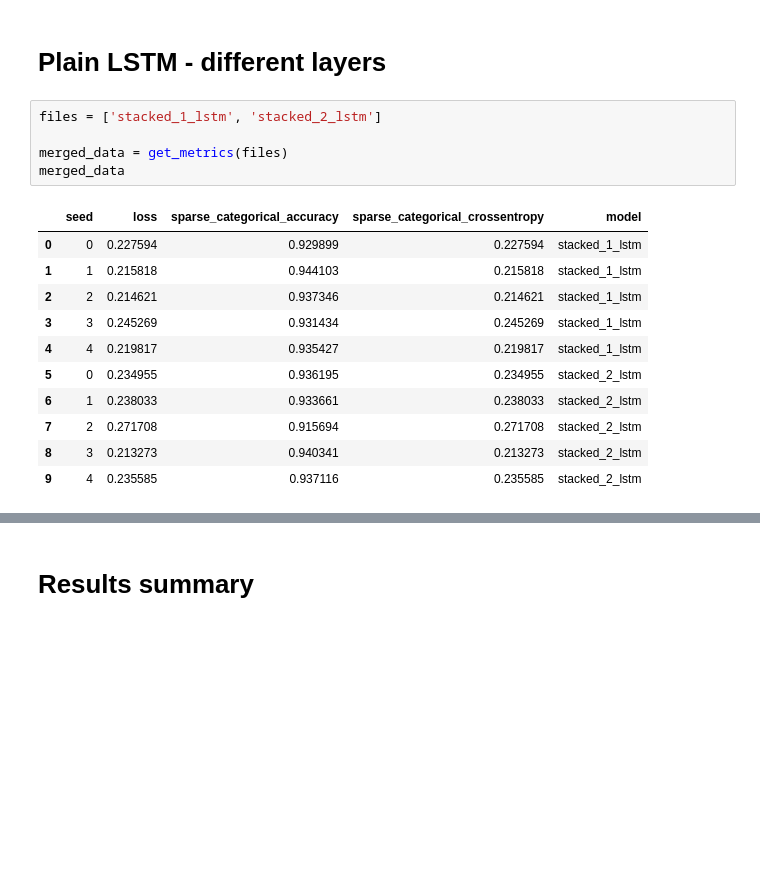
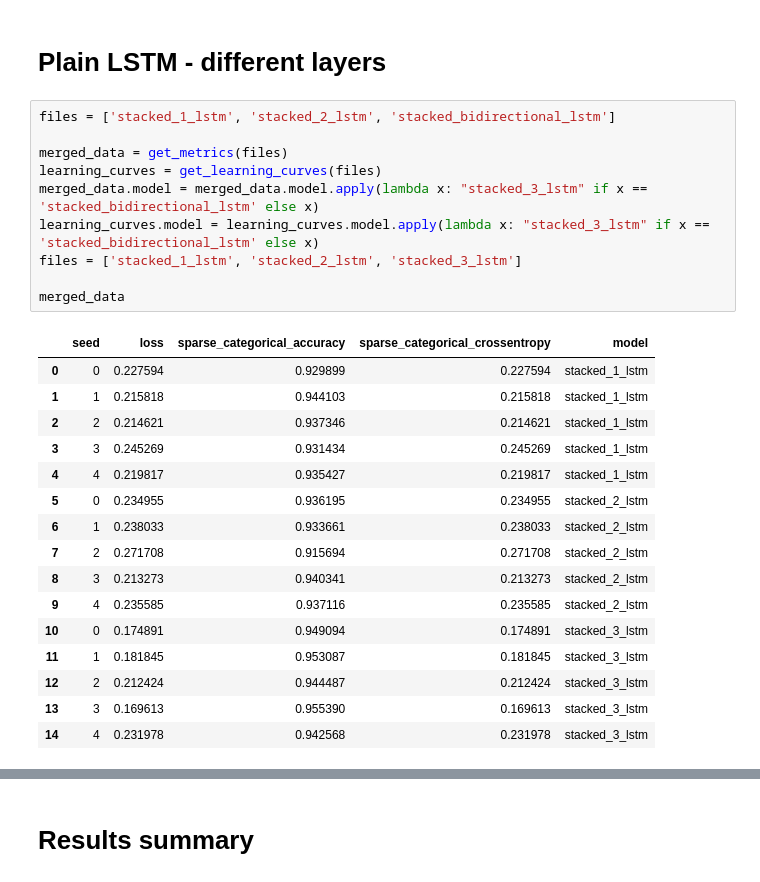
Before and after one commit to SawickiBartosz/DeepLearning2023, a Jupyter notebook: Project2_LSTM/visualize results.ipynb, the cells around one changed output, grey strips where cells are left out. Saved outputs shown, nothing was run; the diff lists cells and outputs as text; blank space fills up the shorter version.

```diff
--- a/Project2_LSTM/visualize results.ipynb
+++ b/Project2_LSTM/visualize results.ipynb
@@ -514,19 +529,29 @@ plt.show()
 # %% [markdown]
 # Plain LSTM - different layers
-# %%
-files = ['stacked_1_lstm', 'stacked_2_lstm']
-
-merged_data = get_metrics(files)
-merged_data
-# %% [output]
-|  | seed | loss | sparse_categorical_accuracy | sparse_categorical_crossentropy | model |
-| 0 | 0 | 0.227594 | 0.929899 | 0.227594 | stacked_1_lstm |
-| 1 | 1 | 0.215818 | 0.944103 | 0.215818 | stacked_1_lstm |
-| 2 | 2 | 0.214621 | 0.937346 | 0.214621 | stacked_1_lstm |
-| 3 | 3 | 0.245269 | 0.931434 | 0.245269 | stacked_1_lstm |
-| 4 | 4 | 0.219817 | 0.935427 | 0.219817 | stacked_1_lstm |
-| 5 | 0 | 0.234955 | 0.936195 | 0.234955 | stacked_2_lstm |
-| 6 | 1 | 0.238033 | 0.933661 | 0.238033 | stacked_2_lstm |
-| 7 | 2 | 0.271708 | 0.915694 | 0.271708 | stacked_2_lstm |
-| 8 | 3 | 0.213273 | 0.940341 | 0.213273 | stacked_2_lstm |
-| 9 | 4 | 0.235585 | 0.937116 | 0.235585 | stacked_2_lstm |
+# %%
+files = ['stacked_1_lstm', 'stacked_2_lstm', 'stacked_bidirectional_lstm']
+
+merged_data = get_metrics(files)
+learning_curves = get_learning_curves(files)
+merged_data.model = merged_data.model.apply(lambda x: "stacked_3_lstm" if x == 'stacked_bidirectional_lstm' else x)
+learning_curves.model = learning_curves.model.apply(lambda x: "stacked_3_lstm" if x == 'stacked_bidirectional_lstm' else x)
+files = ['stacked_1_lstm', 'stacked_2_lstm', 'stacked_3_lstm']
+
+merged_data
+# %% [output]
+|  | seed | loss | sparse_categorical_accuracy | sparse_categorical_crossentropy | model |
+| 0 | 0 | 0.227594 | 0.929899 | 0.227594 | stacked_1_lstm |
+| 1 | 1 | 0.215818 | 0.944103 | 0.215818 | stacked_1_lstm |
+| 2 | 2 | 0.214621 | 0.937346 | 0.214621 | stacked_1_lstm |
+| 3 | 3 | 0.245269 | 0.931434 | 0.245269 | stacked_1_lstm |
+| 4 | 4 | 0.219817 | 0.935427 | 0.219817 | stacked_1_lstm |
+| 5 | 0 | 0.234955 | 0.936195 | 0.234955 | stacked_2_lstm |
+| 6 | 1 | 0.238033 | 0.933661 | 0.238033 | stacked_2_lstm |
+| 7 | 2 | 0.271708 | 0.915694 | 0.271708 | stacked_2_lstm |
+| 8 | 3 | 0.213273 | 0.940341 | 0.213273 | stacked_2_lstm |
+| 9 | 4 | 0.235585 | 0.937116 | 0.235585 | stacked_2_lstm |
+| 10 | 0 | 0.174891 | 0.949094 | 0.174891 | stacked_3_lstm |
+| 11 | 1 | 0.181845 | 0.953087 | 0.181845 | stacked_3_lstm |
+| 12 | 2 | 0.212424 | 0.944487 | 0.212424 | stacked_3_lstm |
+| 13 | 3 | 0.169613 | 0.955390 | 0.169613 | stacked_3_lstm |
+| 14 | 4 | 0.231978 | 0.942568 | 0.231978 | stacked_3_lstm |
```
Also changed, not shown: parts of 4 cells of this notebook, 3 other files.
